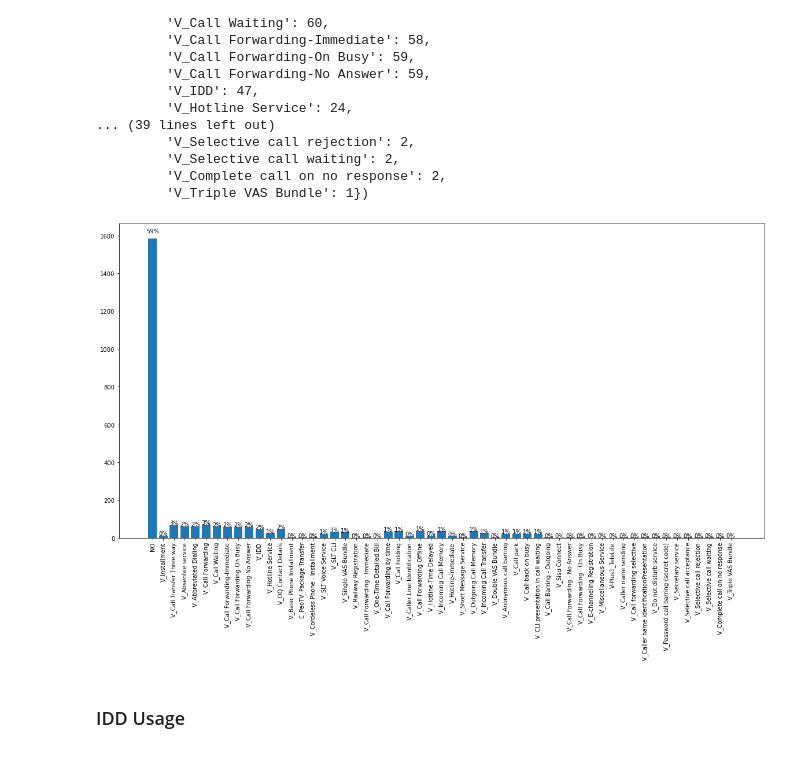
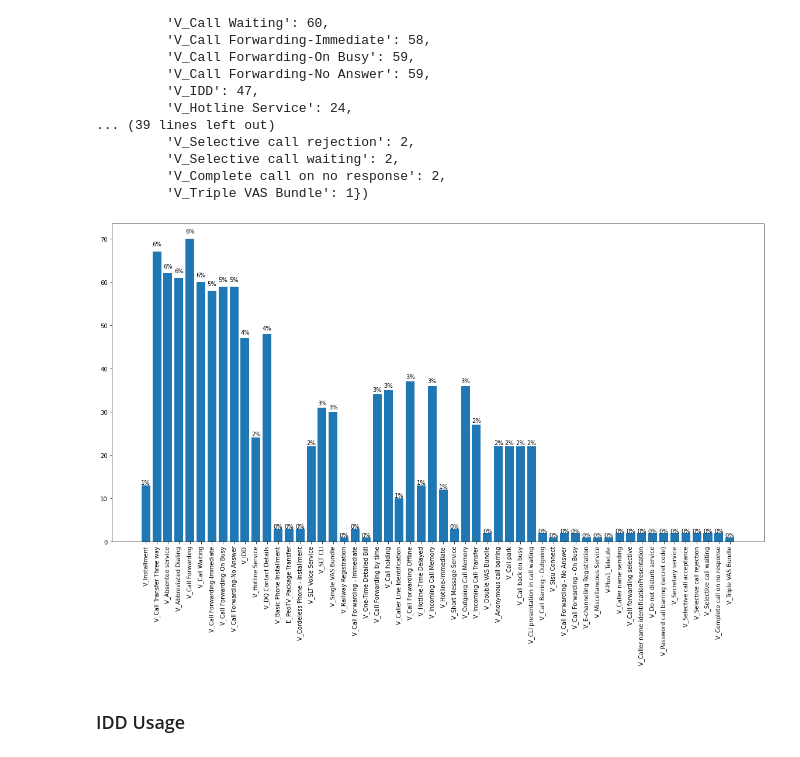
Before and after one commit to cmadusankahw/leve-4-research-hybrid-recommender-for-fixed-line-telco, a Jupyter notebook: Cluster Analysis.ipynb, the cells around one changed output. Saved outputs shown, nothing was run; the diff lists cells and outputs as text; code cells hidden in the pictures.

```diff
--- a/Cluster Analysis.ipynb
+++ b/Cluster Analysis.ipynb
@@ -20,6 +20,8 @@ user_profile.head()
 | 3 | 3 | 3 | 00724ae2470df1ed0fe919800d02517d | LOW | 0.003140 | ... |
 | 4 | 4 | 4 | 007400db8afa996e788d23986739f3db | LOW | 0.025755 | ... |
 5 rows × 38 columns
+# %%
+user_profile.drop(["Unnamed: 0","Unnamed: 0.1"],axis=1,inplace=True)
 # %% [markdown]
 ### Cluster Counts
 # %%
@@ -326,23 +390,25 @@ Counter({'NO': 1583,
          'V_Complete call on no response': 2,
          'V_Triple VAS Bundle': 1})
 # %%
+avp_without_no = all_voice_products_dict
+avp_without_no.pop("NO")
 fig,ax = plt.subplots(figsize=(20,10))
-ax.bar(*zip(*all_voice_products_dict.items()))
+ax.bar(*zip(*avp_without_no.items()))
 
 total_height = 0
 for p in ax.patches:
     total_height = total_height + p.get_height()
 
 for p in ax.patches:
     width = p.get_width()
     height = p.get_height()
     x, y = p.get_xy()
     ax.annotate(f'{height/total_height:.0%}', (x + width/2, y + height*1.02), ha='center')
 
 plt.xticks(rotation=90)
 plt.show()
 # %% [output]
-[figure, old version]
+[figure, new version]
 # %% [markdown]
 ### IDD Usage
 # %%
```
Also changed, not shown: parts of 11 cells of this notebook, 1 other file.
